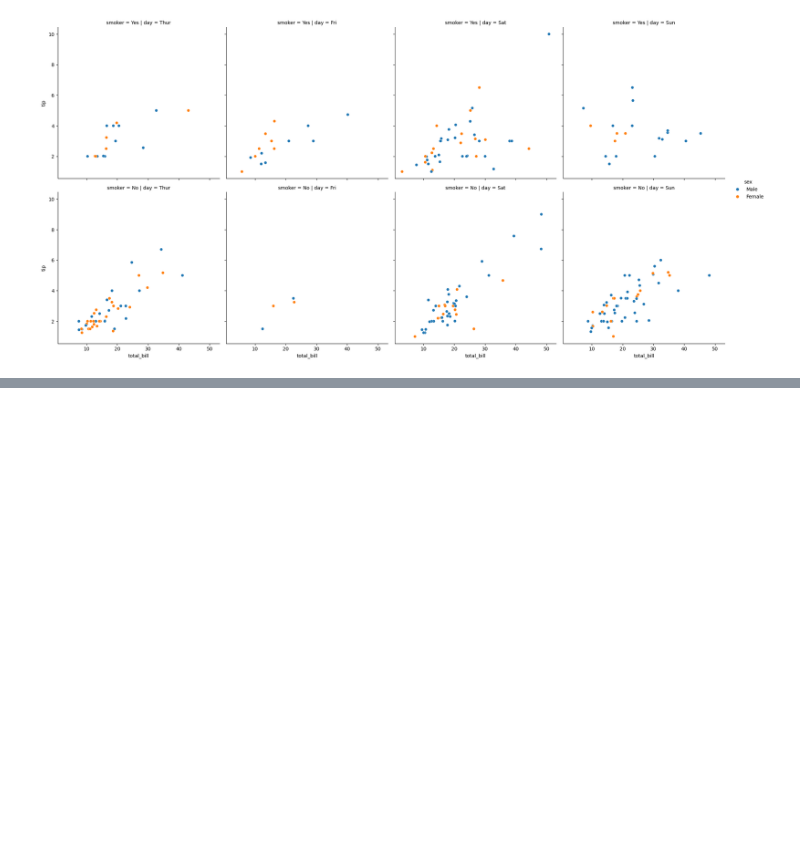
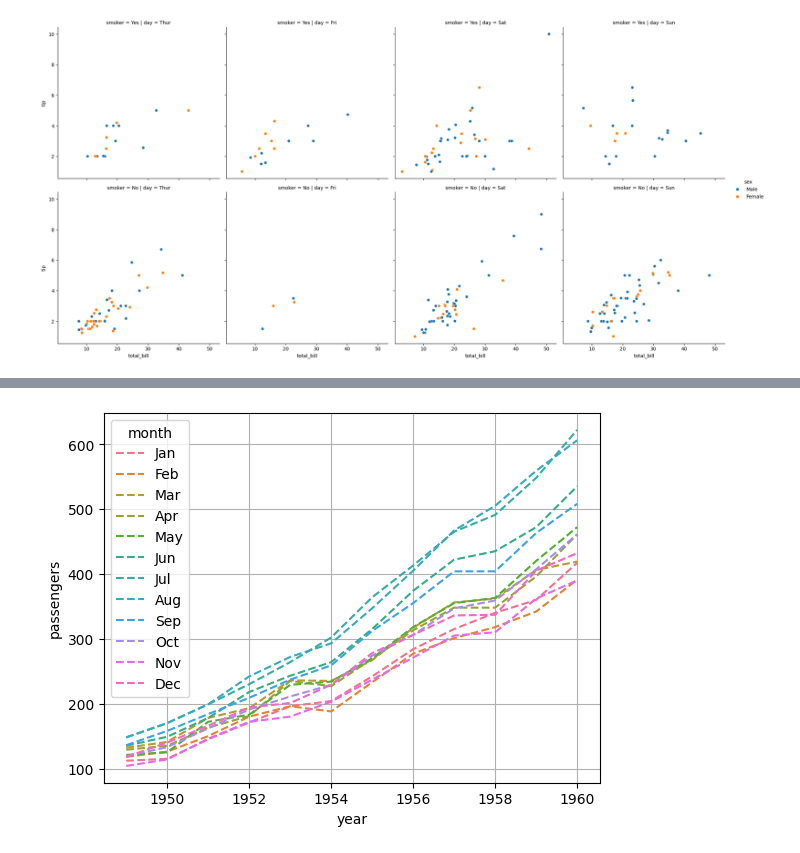
Before and after one commit to Maddox24425/Summer-Training, a Jupyter notebook: Day_14/Day_14.ipynb, the cells around one changed output, grey strips where cells are left out. Saved outputs shown, nothing was run; the diff lists cells and outputs as text; code cells hidden in the pictures; blank space fills up the shorter version.

```diff
--- a/Day_14/Day_14.ipynb
+++ b/Day_14/Day_14.ipynb
@@ -148,0 +162,6 @@ sns.relplot(data=df_tips, x='total_bill', y='tip',hue='sex', kind='scatter',row=
+# %%
+#Lineplot
+sns.lineplot(data=df_flight, x='year', y='passengers', hue='month', linestyle=('--'))
+plt.grid()
+# %% [output]
+[figure, added]
```
Also changed, not shown: parts of 2 cells of this notebook.
